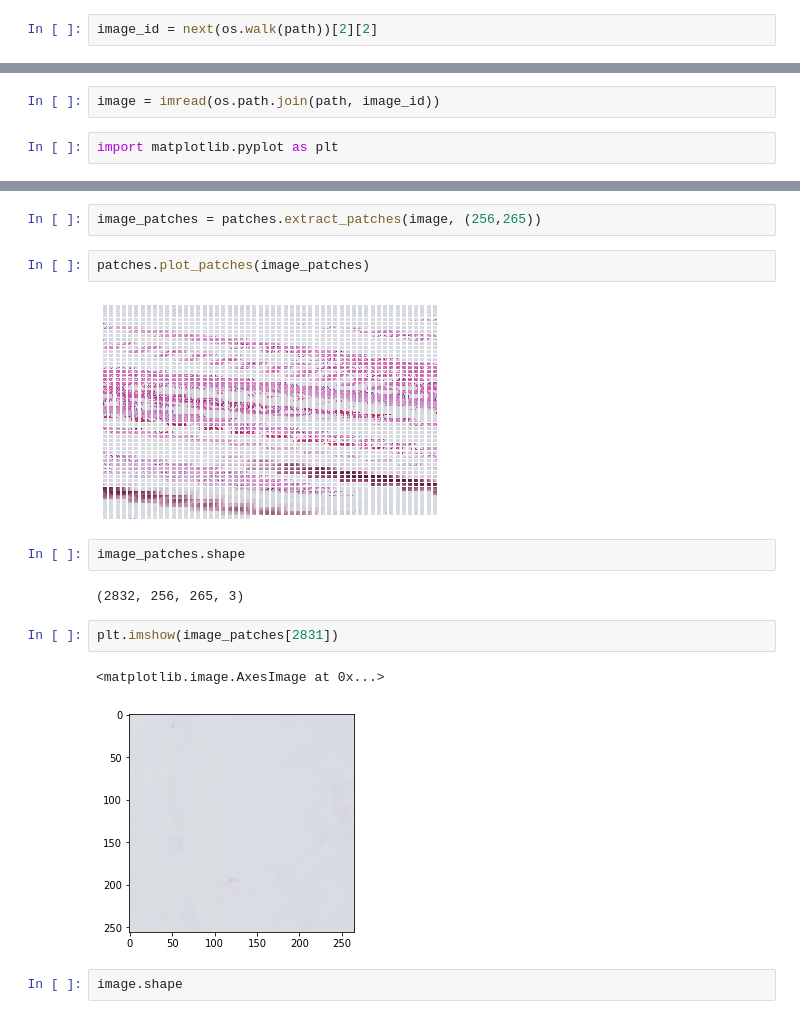
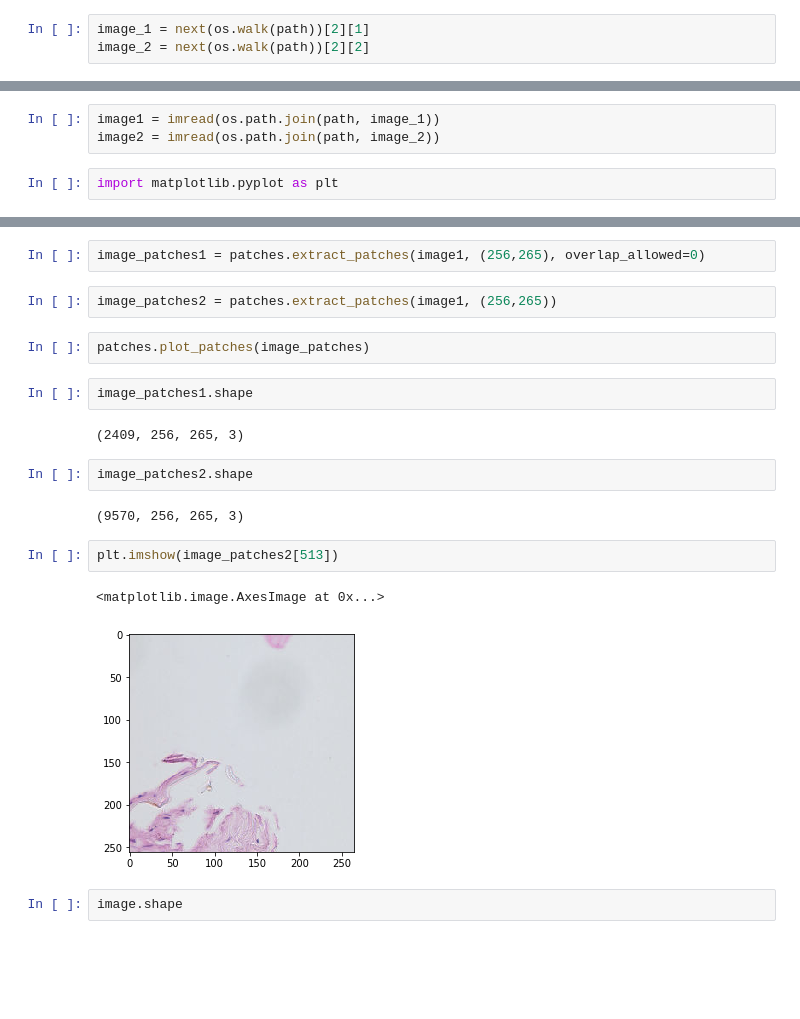
Before and after one commit to 785pavan/DLforWallCharacteristics, a Jupyter notebook: patch_tester.ipynb, the cells around one changed output, grey strips where cells are left out. Saved outputs shown, nothing was run; the diff lists cells and outputs as text; blank space fills up the shorter version.

```diff
--- a/patch_tester.ipynb
+++ b/patch_tester.ipynb
@@ -7,11 +7,13 @@ path
 # %% [output]
 'D:\\GitHub\\DLforWallCharacteristics\\model_basic\\input\\train\\images'
 # %%
-image_id = next(os.walk(path))[2][2]
+image_1 = next(os.walk(path))[2][1]
+image_2 = next(os.walk(path))[2][2]
 # %%
 from skimage.io import imread
 # %%
-image = imread(os.path.join(path, image_id))
+image1 = imread(os.path.join(path, image_1))
+image2 = imread(os.path.join(path, image_2))
 # %%
 import matplotlib.pyplot as plt
 # %%
@@ -22,17 +29,21 @@ plt.imshow(image)
+# %%
+image_patches1 = patches.extract_patches(image1, (256,265), overlap_allowed=0)
 # %%
-image_patches = patches.extract_patches(image, (256,265))
+image_patches2 = patches.extract_patches(image1, (256,265))
 # %%
 patches.plot_patches(image_patches)
-# %% [output]
-[figure, removed]
 # %%
-image_patches.shape
+image_patches1.shape
 # %% [output]
-(2832, 256, 265, 3)
+(2409, 256, 265, 3)
+# %%
+image_patches2.shape
+# %% [output]
+(9570, 256, 265, 3)
 # %%
-plt.imshow(image_patches[2831])
+plt.imshow(image_patches2[513])
 # %% [output]
 <matplotlib.image.AxesImage at 0x...>
-[figure, old version]
+[figure, new version]
 # %%
 image.shape
```
Also changed, not shown: parts of 2 cells of this notebook, 8 other files.
